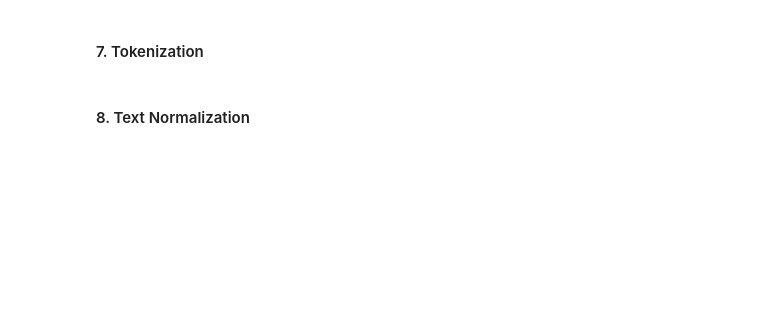
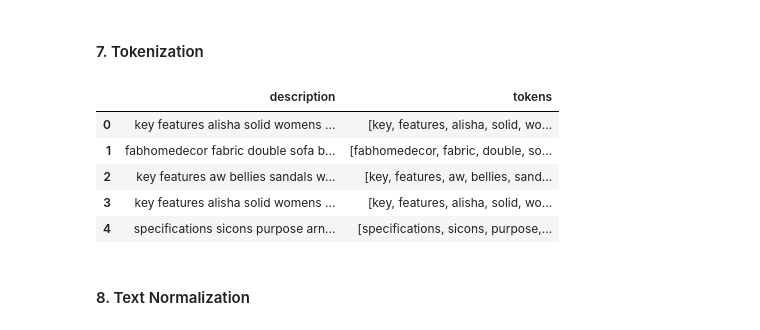
Before and after one commit to Bhuvneshwari19/flipkart-product-clustering, a Jupyter notebook: flipkart_products.ipynb, the cells around one changed output. Drawn from its saved outputs; the diff is of its cells as text; code cells hidden in the pictures; blank space fills up the shorter version.

```diff
--- a/flipkart_products.ipynb
+++ b/flipkart_products.ipynb
@@ -1030,0 +1258,12 @@ Answer Here.
+# %%
+# Remove URLs & Remove words and digits contain digits
+import re
+
+def clean_text(text):
+    text = re.sub(r'http\S+|www\S+|https\S+', '', str(text))
+    text = re.sub(r'\b\w*\d\w*\b', '', text)
+    return text
+
+df['description'] = df['description'].apply(clean_text)
+
+df['description'].head()
@@ -1036,0 +1280,17 @@ Answer Here.
+# %%
+# Remove Stopwords
+import nltk
+from nltk.corpus import stopwords
+
+nltk.download('stopwords')
+
+stop_words = set(stopwords.words('english'))
+
+df['description'] = df['description'].apply(
+    lambda x: " ".join(
+        word for word in str(x).split()
+        if word not in stop_words
+    )
+)
+
+df['description'].head()
@@ -1036,0 +1307,7 @@ Answer Here.
+# %%
+# Remove White spaces
+# Remove extra spaces
+df['description'] = df['description'].str.strip()
+df['description'] = df['description'].str.replace(r'\s+', ' ', regex=True)
+
+df['description'].head()
@@ -1045,2 +1341,15 @@ Answer Here.
+# %%
+# Tokenization
+
+df['tokens'] = df['description'].apply(lambda x: str(x).split())
+
+df[['description', 'tokens']].head()
+# %% [output]
+|  | description | tokens |
+| 0 | key features alisha solid womens ... | [key, features, alisha, solid, wo... |
+| 1 | fabhomedecor fabric double sofa b... | [fabhomedecor, fabric, double, so... |
+| 2 | key features aw bellies sandals w... | [key, features, aw, bellies, sand... |
+| 3 | key features alisha solid womens ... | [key, features, alisha, solid, wo... |
+| 4 | specifications sicons purpose arn... | [specifications, sicons, purpose,... |
 # %% [markdown]
 #### 8. Text Normalization
```
Also changed, not shown: parts of 54 cells of this notebook.
